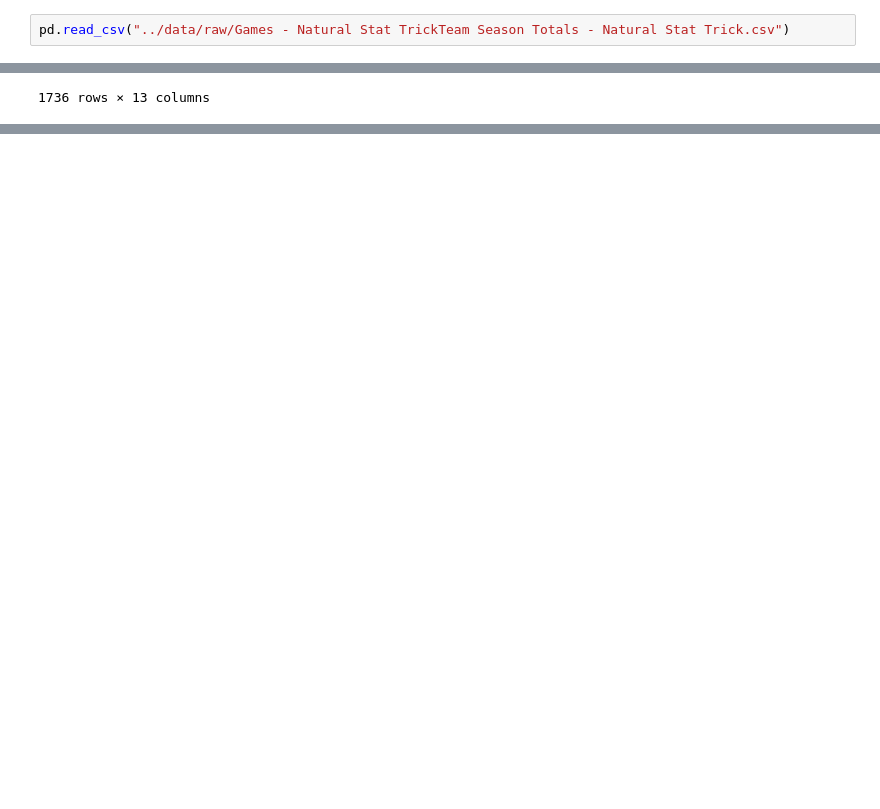
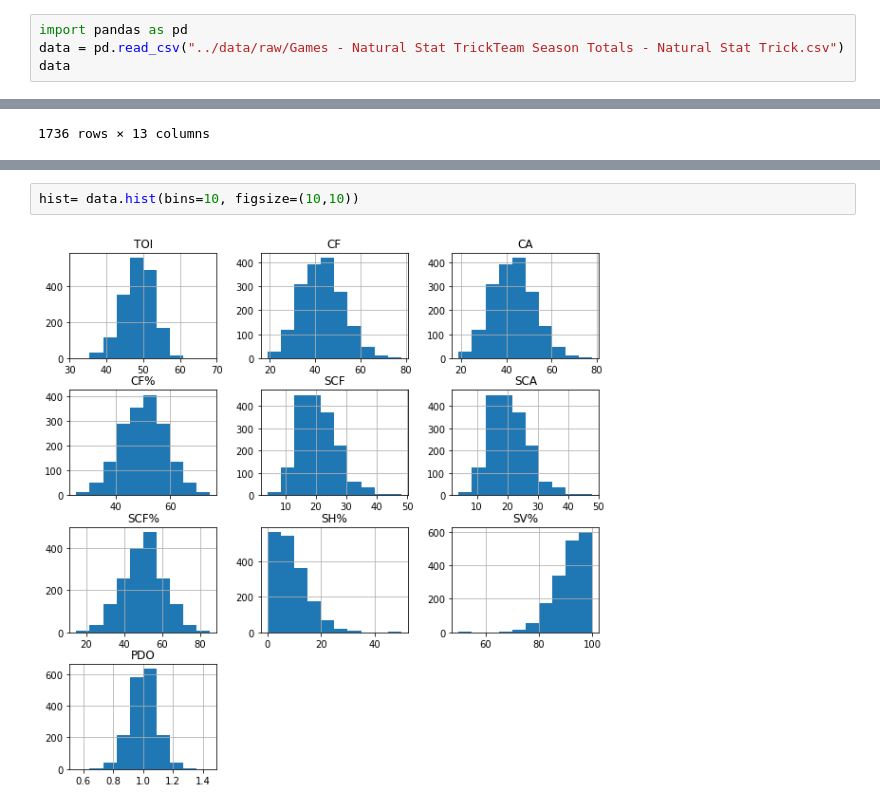
Before and after one commit to data301-2021-winter1/project-group23-project, a Jupyter notebook: notebooks/analysis2.ipynb, the cells around one changed output, grey strips where cells are left out. Cells and saved outputs as stored; diff of their text form; blank space fills up the shorter version.

```diff
--- a/notebooks/analysis2.ipynb
+++ b/notebooks/analysis2.ipynb
@@ -16,5 +5,7 @@ pwd
 # %%
-pd.read_csv("../data/raw/Games - Natural Stat TrickTeam Season Totals - Natural Stat Trick.csv")
+import pandas as pd
+data = pd.read_csv("../data/raw/Games - Natural Stat TrickTeam Season Totals - Natural Stat Trick.csv")
+data
 # %% [output]
 |  | Game | Team | Unnamed: 2 | TOI | CF | CA | CF% | SCF | SCA | SCF% | SH% | ... |
 | 0 | 2021-01-13 - Blackhawks 1, Lightn... | Chicago Blackhawks | Limited ReportFull Report | 45.583333 | 33 | 34 | 49.25 | 19 | 24 | 44.19 | 0.00 | ... |
@@ -31,0 +50,4 @@ pd.read_csv("../data/raw/Games - Natural Stat TrickTeam Season Totals - Natural
+# %%
+hist= data.hist(bins=10, figsize=(10,10))
+# %% [output]
+[figure, added]
```
Also changed, not shown: parts of 20 cells of this notebook, 1 other file.
